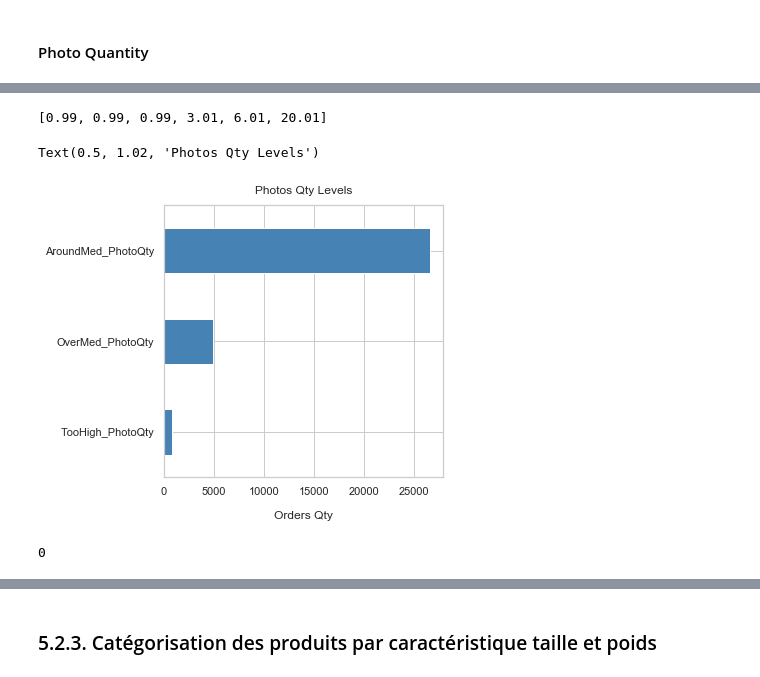
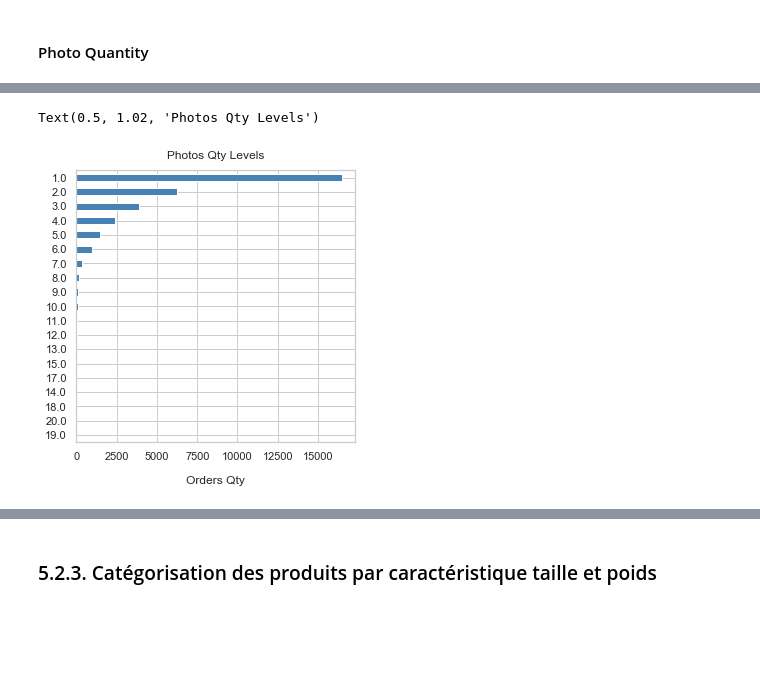
Before and after one commit to EtienneLardeur/P5_CustomerSegmentation, a Jupyter notebook: POlist_01_NotebookEDA_uncleaned.ipynb, the cells around one changed output, grey strips where cells are left out. Drawn from its saved outputs; the diff is of its cells as text; code cells hidden in the pictures; blank space fills up the shorter version.

```diff
--- a/POlist_01_NotebookEDA_uncleaned.ipynb
+++ b/POlist_01_NotebookEDA_uncleaned.ipynb
@@ -1060,9 +1067,6 @@ df_products = df_products.rename(columns={
 # simplifier la taille des produits (volume)
 df_products['product_size'] = df_products['product_length_cm'] * \
     df_products['product_height_cm'] * df_products['product_width_cm']
-# calculer la densité
-df_products['product_density'] = df_products['product_weight_g'] / \
-    df_products['product_size']
 # retirer le détail
 df_products = df_products.drop(
     columns=['product_length_cm',
@@ -1123,11 +1120,0 @@ print(cut_bins_desc_length)
-# %%
-# réaliser la catégorisation par taille de description
-cut_labels_desc_length = ['BelowMed_DescLength',
-                          'AroundMed_DescLength',
-                          'OverMed_DescLength',
-                          'TooHigh_DescLength']
-df_products['product_desc_length_lvl'] = pd.cut(
-    df_products['product_description_length'],
-    bins=cut_bins_desc_length,
-    labels=cut_labels_desc_length,
-    duplicates='drop')
@@ -1163,11 +1133,0 @@ print(cut_bins_name_length)
-# %%
-# réaliser la catégorisation par taille de nom
-cut_labels_name_length = ['TooShort_NameLength',
-                          'BelowMed_NameLength',
-                          'AroundMed_NameLength',
-                          'OverMed_NameLength']
-df_products['product_name_length_lvl'] = pd.cut(
-    df_products['product_name_length'],
-    bins=cut_bins_name_length,
-    labels=cut_labels_name_length,
-    duplicates='drop')
@@ -1197,31 +1136,11 @@ Nb moyen de photos disponibles : 2
-# %%
-# définir les limites des niveaux de photos disponibles
-cut_bins_photo_qty = cuts(df_products['product_photos_qty'])
-print(cut_bins_photo_qty)
-# %% [output]
-[0.99, 0.99, 0.99, 3.01, 6.01, 20.01]
-# %%
-# réaliser la catégorisation par taille de description
-cut_labels_photo_qty = ['AroundMed_PhotoQty',
-                        'OverMed_PhotoQty',
-                        'TooHigh_PhotoQty']
-df_products['product_photos_qty_lvl'] = pd.cut(
-    df_products['product_photos_qty'],
-    bins=cut_bins_photo_qty,
-    labels=cut_labels_photo_qty,
-    duplicates='drop')
 # %%
-# observer la répartition des niveaux de taille de description
-df_products['product_photos_qty_lvl'].value_counts().plot(
+# observer la répartition des nb de photos
+df_products['product_photos_qty'].value_counts().plot(
     kind='barh',
     color='steelblue',
     figsize=(5, 5)).invert_yaxis()
 plt.xlabel('Orders Qty', labelpad=14)
 plt.title('Photos Qty Levels', y=1.02)
 # %% [output]
 Text(0.5, 1.02, 'Photos Qty Levels')
-[figure, old version]
+[figure, new version]
-# %%
-df_products['product_photos_qty_lvl'].isna().sum()
-# %% [output]
-0
```
Also changed, not shown: parts of 254 cells of this notebook, 2 other files.
